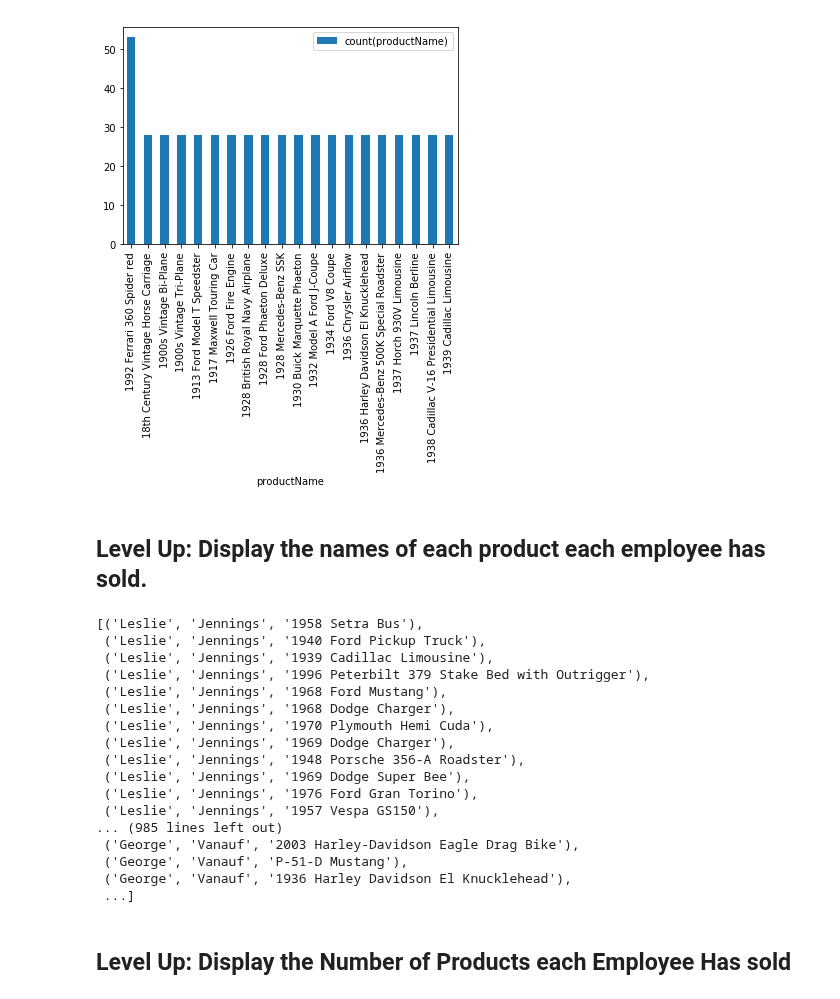
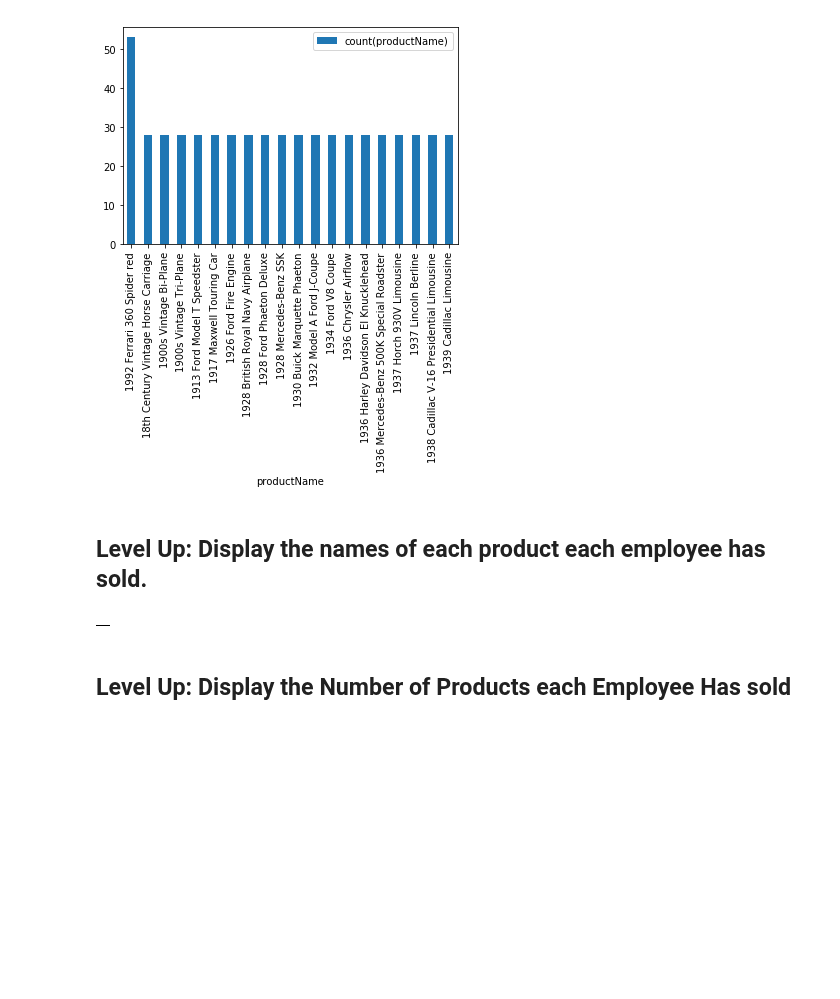
Before and after one commit to graceh3/dsc-1-05-11-join-statements-lab-nyc-ds-career-012819, a Jupyter notebook: index.ipynb, the cells around one changed output. Cells and saved outputs as stored; diff of their text form; code cells hidden in the pictures; blank space fills up the shorter version.

```diff
--- a/index.ipynb
+++ b/index.ipynb
@@ -151,34 +151,18 @@ df_graph.head(20).plot(kind='bar')
 # %%
 # Your code here
 cursor.execute('''SELECT firstName, lastName, productName FROM employees
                         INNER JOIN customers
                             on employees.employeeNumber = customers.salesRepEmployeeNumber
                         LEFT JOIN orders
                             on customers.customerNumber = orders.customerNumber
                         LEFT JOIN orderdetails
                             on orders.orderNumber = orderdetails.orderNumber
                         LEFT JOIN products
                             on orderdetails.productCode = products.productCode''').fetchall()
-df = pd.DataFrame(cursors.fetchall())
+df = pd.DataFrame(cursor.fetchall())
 df.head()
 # %% [output]
-[('Leslie', 'Jennings', '1958 Setra Bus'),
- ('Leslie', 'Jennings', '1940 Ford Pickup Truck'),
- ('Leslie', 'Jennings', '1939 Cadillac Limousine'),
- ('Leslie', 'Jennings', '1996 Peterbilt 379 Stake Bed with Outrigger'),
- ('Leslie', 'Jennings', '1968 Ford Mustang'),
- ('Leslie', 'Jennings', '1968 Dodge Charger'),
- ('Leslie', 'Jennings', '1970 Plymouth Hemi Cuda'),
- ('Leslie', 'Jennings', '1969 Dodge Charger'),
- ('Leslie', 'Jennings', '1948 Porsche 356-A Roadster'),
- ('Leslie', 'Jennings', '1969 Dodge Super Bee'),
- ('Leslie', 'Jennings', '1976 Ford Gran Torino'),
- ('Leslie', 'Jennings', '1957 Vespa GS150'),
-... (985 lines left out)
- ('George', 'Vanauf', '2003 Harley-Davidson Eagle Drag Bike'),
- ('George', 'Vanauf', 'P-51-D Mustang'),
- ('George', 'Vanauf', '1936 Harley Davidson El Knucklehead'),
- ...]
+|  |
 # %% [markdown]
 ## Level Up: Display the Number of Products each Employee Has sold
 # %%
```
